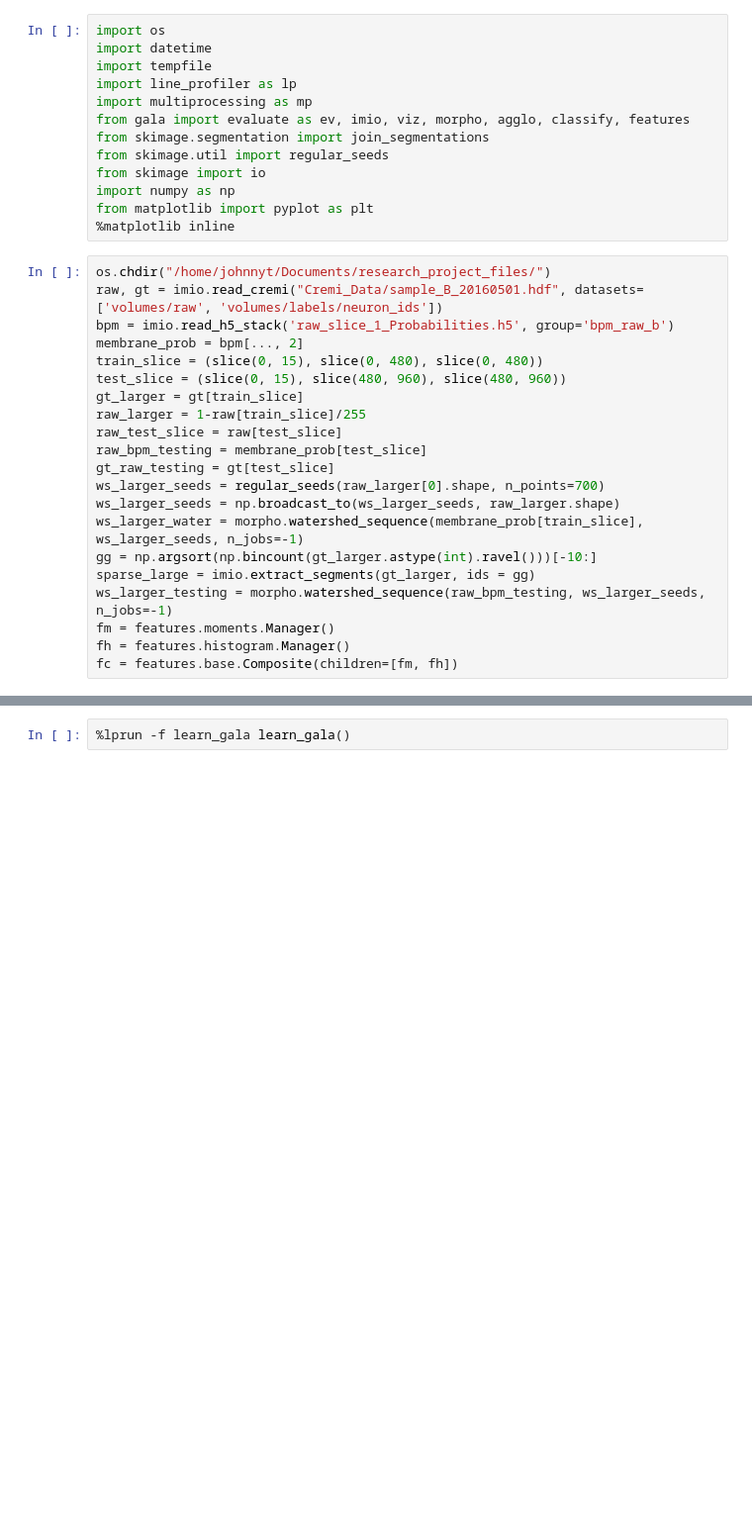
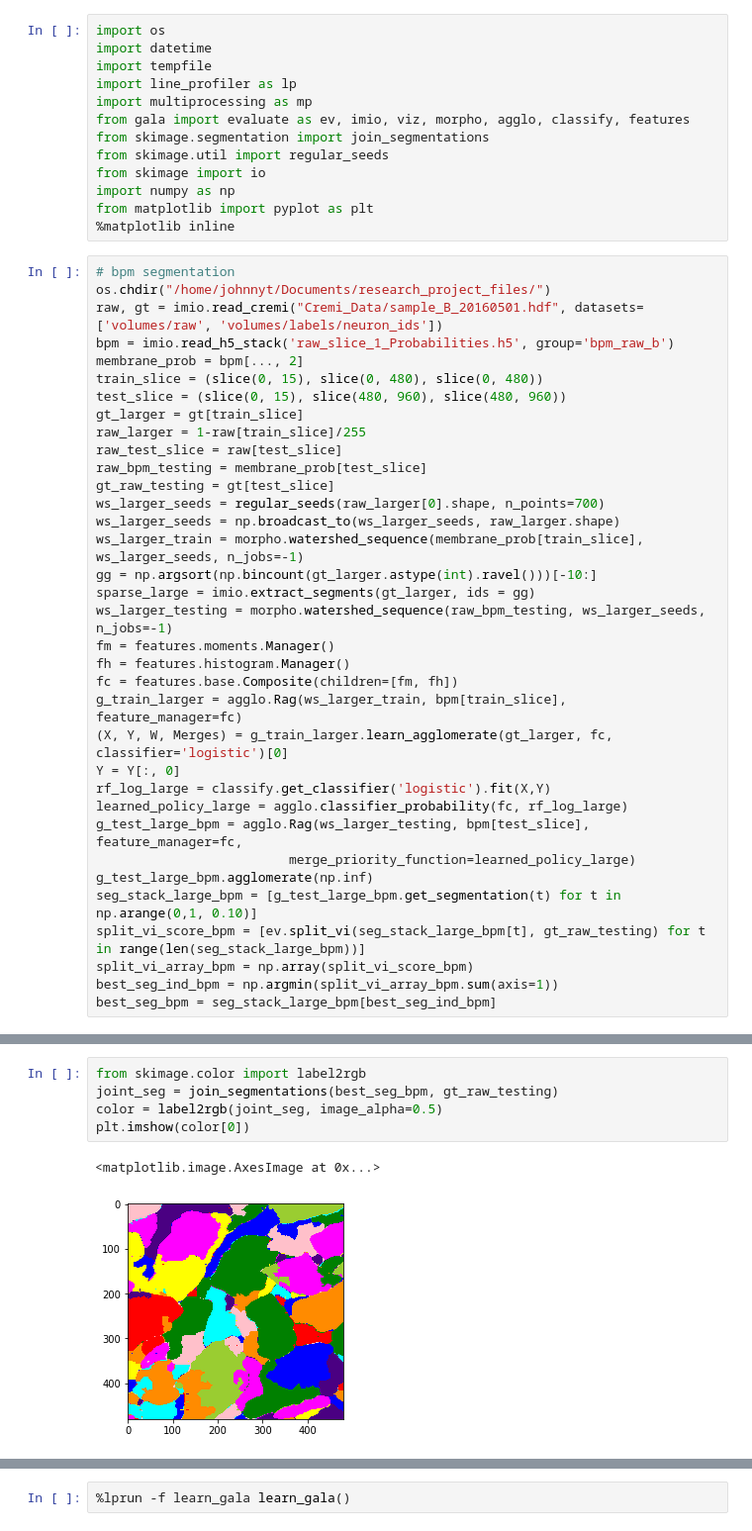
Before and after one commit to JohnnyTeutonic/view_all, a Jupyter notebook: notebooks/compact_notebook.ipynb, the cells around one changed output, grey strips where cells are left out. Shown at 99% size. Saved outputs shown, nothing was run; the diff lists cells and outputs as text; blank space fills up the shorter version.

```diff
--- a/notebooks/compact_notebook.ipynb
+++ b/notebooks/compact_notebook.ipynb
@@ -12,6 +12,7 @@ import numpy as np
 from matplotlib import pyplot as plt
 %matplotlib inline
 # %%
+# bpm segmentation
 os.chdir("/home/johnnyt/Documents/research_project_files/")
 raw, gt = imio.read_cremi("Cremi_Data/sample_B_20160501.hdf", datasets=['volumes/raw', 'volumes/labels/neuron_ids'])
 bpm = imio.read_h5_stack('raw_slice_1_Probabilities.h5', group='bpm_raw_b')
@@ -25,10 +26,23 @@ raw_bpm_testing = membrane_prob[test_slice]
 gt_raw_testing = gt[test_slice]
 ws_larger_seeds = regular_seeds(raw_larger[0].shape, n_points=700)
 ws_larger_seeds = np.broadcast_to(ws_larger_seeds, raw_larger.shape)
-ws_larger_water = morpho.watershed_sequence(membrane_prob[train_slice], ws_larger_seeds, n_jobs=-1)
+ws_larger_train = morpho.watershed_sequence(membrane_prob[train_slice], ws_larger_seeds, n_jobs=-1)
 gg = np.argsort(np.bincount(gt_larger.astype(int).ravel()))[-10:]
 sparse_large = imio.extract_segments(gt_larger, ids = gg)
 ws_larger_testing = morpho.watershed_sequence(raw_bpm_testing, ws_larger_seeds, n_jobs=-1)
 fm = features.moments.Manager()
 fh = features.histogram.Manager()
 fc = features.base.Composite(children=[fm, fh])
+g_train_larger = agglo.Rag(ws_larger_train, bpm[train_slice], feature_manager=fc)
+(X, Y, W, Merges) = g_train_larger.learn_agglomerate(gt_larger, fc, classifier='logistic')[0]
+Y = Y[:, 0]
+rf_log_large = classify.get_classifier('logistic').fit(X,Y)
+learned_policy_large = agglo.classifier_probability(fc, rf_log_large)
+g_test_large_bpm = agglo.Rag(ws_larger_testing, bpm[test_slice], feature_manager=fc,
+                         merge_priority_function=learned_policy_large)
+g_test_large_bpm.agglomerate(np.inf)
+seg_stack_large_bpm = [g_test_large_bpm.get_segmentation(t) for t in np.arange(0,1, 0.10)]
+split_vi_score_bpm = [ev.split_vi(seg_stack_large_bpm[t], gt_raw_testing) for t in range(len(seg_stack_large_bpm))]
+split_vi_array_bpm = np.array(split_vi_score_bpm)
+best_seg_ind_bpm = np.argmin(split_vi_array_bpm.sum(axis=1))
+best_seg_bpm = seg_stack_large_bpm[best_seg_ind_bpm]
@@ -47,3 +62,11 @@ split_vi_score = [ev.split_vi(seg_stack_large[t], gt_raw_testing) for t in range
 split_vi_array = np.array(split_vi_score)
 best_seg_ind = np.argmin(split_vi_array.sum(axis=1))
 best_seg = seg_stack_large[best_seg_ind]
+# %%
+from skimage.color import label2rgb
+joint_seg = join_segmentations(best_seg_bpm, gt_raw_testing)
+color = label2rgb(joint_seg, image_alpha=0.5)
+plt.imshow(color[0])
+# %% [output]
+<matplotlib.image.AxesImage at 0x...>
+[figure, added]
```
Also changed, not shown: parts of 13 cells of this notebook, 1 other file.
